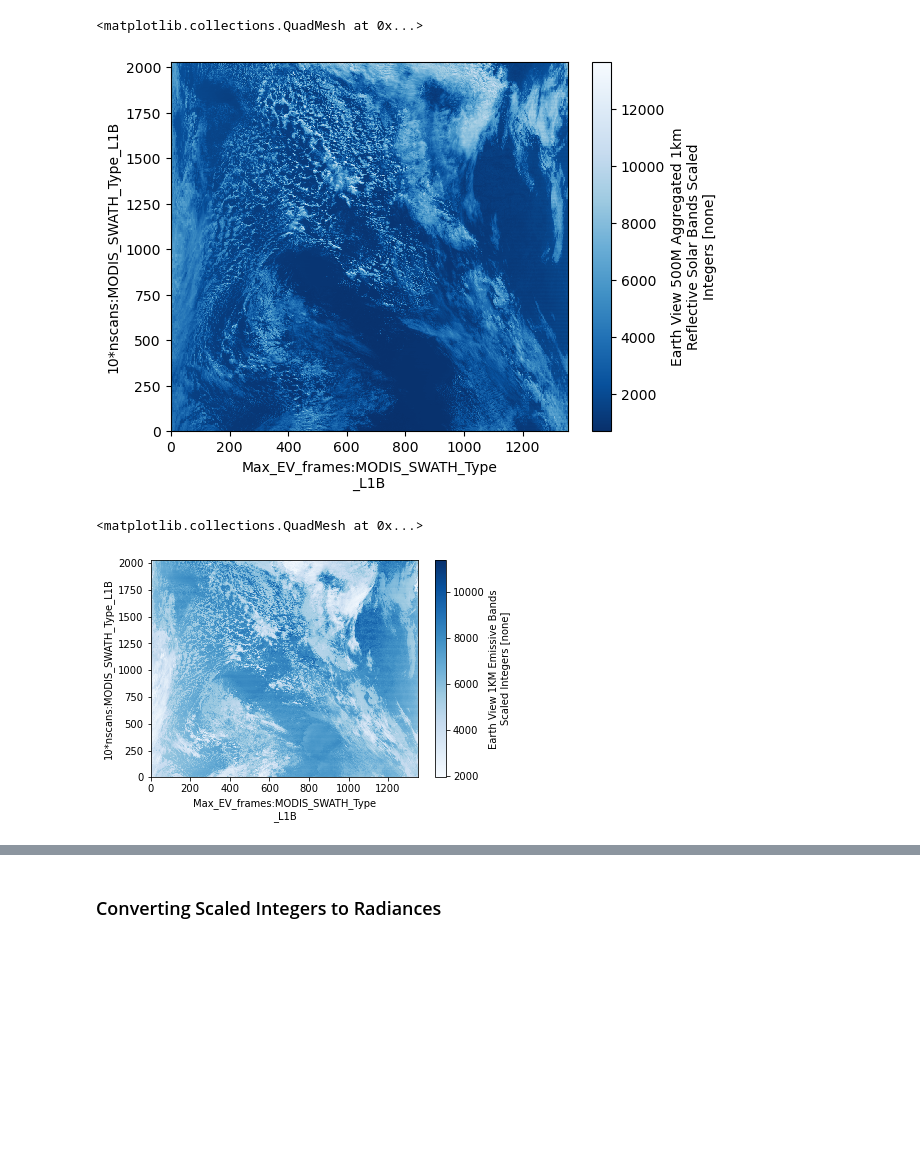
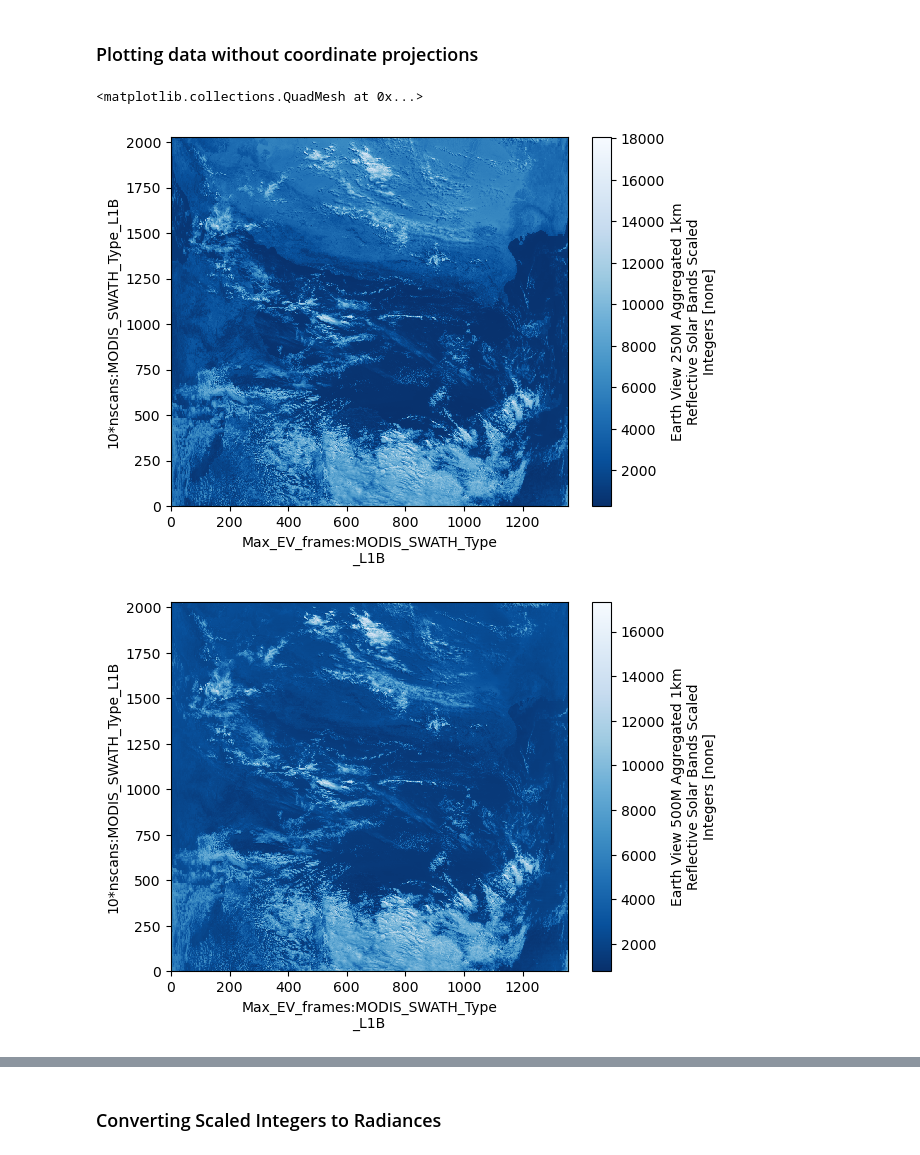
Before and after one commit to spaceml-org/rs_tools, a Jupyter notebook: notebooks/dev/modis/0.3-MODIS-distortion-investigation.ipynb, the cells around one changed output, grey strips where cells are left out. Cells and saved outputs as stored; diff of their text form; code cells hidden in the pictures; blank space fills up the shorter version.

Commit message:
added code to visualize multiple swaths

```diff
--- a/notebooks/dev/modis/0.3-MODIS-distortion-investigation.ipynb
+++ b/notebooks/dev/modis/0.3-MODIS-distortion-investigation.ipynb
@@ -57,5 +135,5 @@ You must call earthaccess.login() before you can download data
 # %%
-ds = xr.open_dataset('./modisdata/earthaccess2/MOD021KM.A2018274.1030.061.2018274200208.hdf', engine='netcdf4')
+ds = xr.open_dataset('./modisdata/earthaccess2/MOD021KM.A2018274.1035.061.2018274200111.hdf', engine='netcdf4')
 ds
 # %% [output]
 <xarray.Dataset>
@@ -83,10 +156,13 @@ ds.EV_250_Aggr1km_RefSB[0].plot(cmap='Blues_r') # band 1
-# %%
-ds.EV_500_Aggr1km_RefSB[0].plot(cmap='Blues_r') # band 3
-# %% [output]
-<matplotlib.collections.QuadMesh at 0x...>
-[figure, removed]
-# %%
-ds.EV_1KM_Emissive[5].plot(cmap='Blues') # band 25
-# %% [output]
-<matplotlib.collections.QuadMesh at 0x...>
-[figure, removed]
+# %% [markdown]
+### Plotting data without coordinate projections
+# %%
+plt.figure()
+ds.EV_250_Aggr1km_RefSB[0].plot(cmap='Blues_r') # band 1
+plt.figure()
+ds.EV_500_Aggr1km_RefSB[0].plot(cmap='Blues_r') # band 3
+plt.figure()
+ds.EV_1KM_Emissive[5].plot(cmap='Blues_r') # band 25
+# %% [output]
+<matplotlib.collections.QuadMesh at 0x...>
+[figure, added]
+[figure, added]
```
Also changed, not shown: parts of 39 cells of this notebook.
